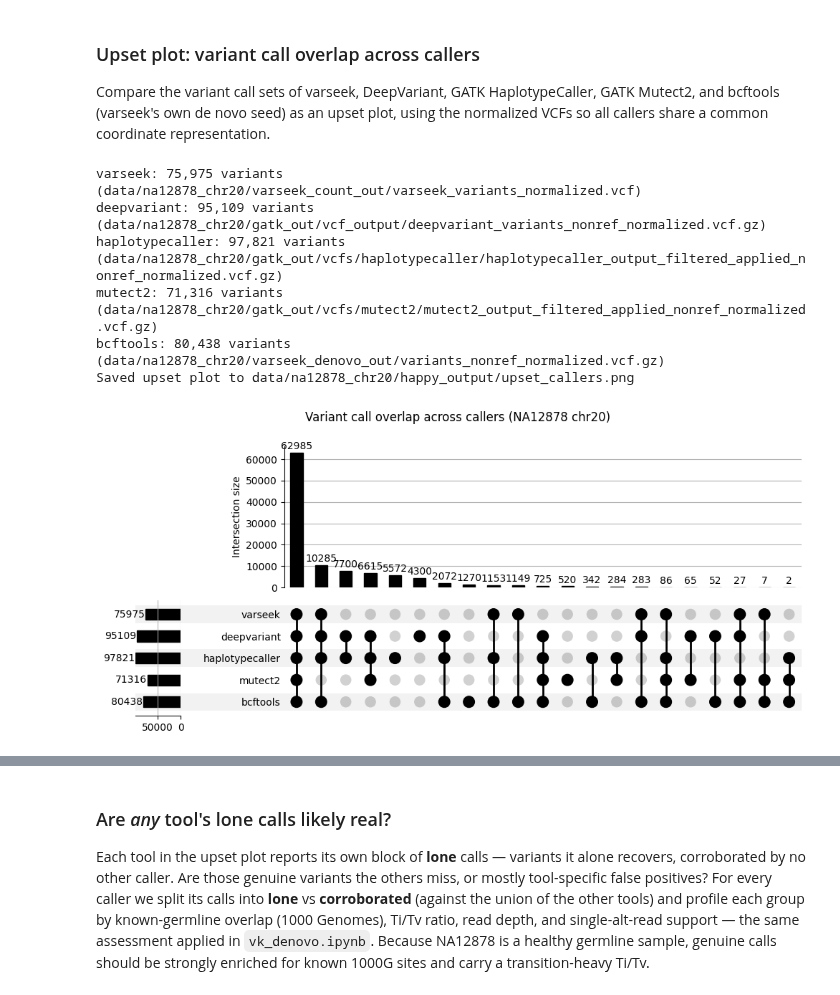
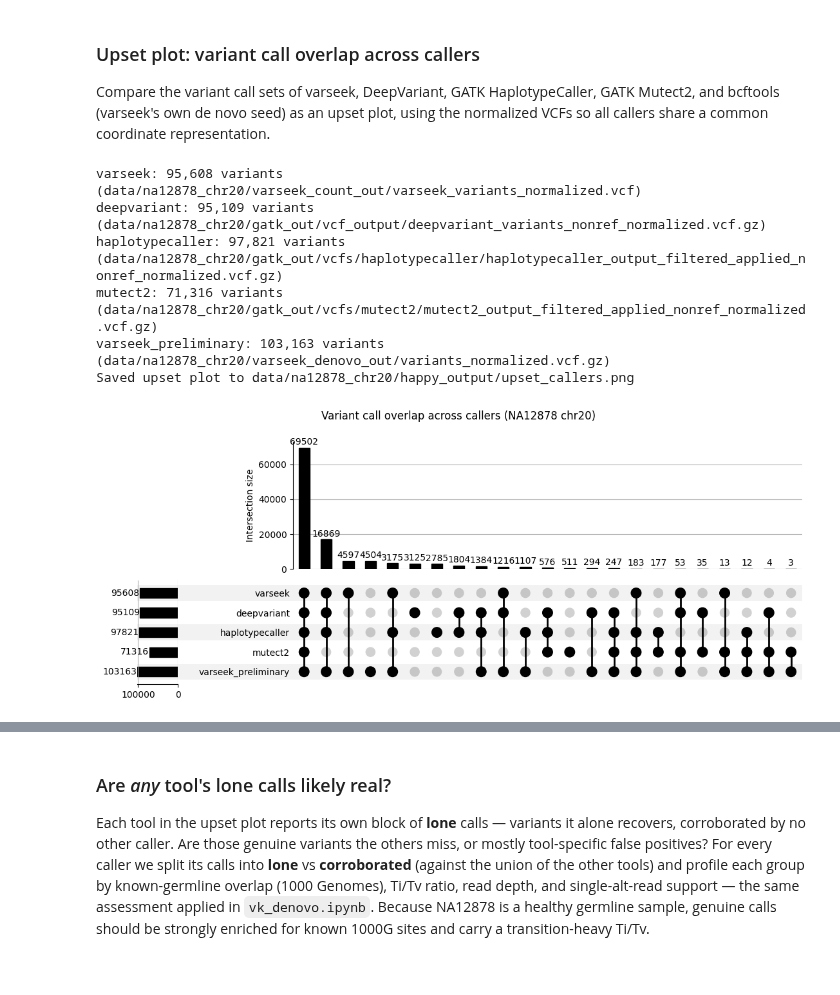
Before and after one commit to pachterlab/varseek-examples, a Jupyter notebook: vk_denovo_na12878.ipynb, the cells around one changed output, grey strips where cells are left out. Drawn from its saved outputs; the diff is of its cells as text; code cells hidden in the pictures.

```diff
--- a/vk_denovo_na12878.ipynb
+++ b/vk_denovo_na12878.ipynb
@@ -277,7 +312,7 @@ if not os.path.exists(vcrs_index):
             out=vk_ref_out_dir,
             reference_out_dir=reference_dir,
             vcrs_unfiltered_fasta_out=vcrs_unfiltered_fasta_out,
-            save_variants_updated_dataframe=True,
+            save_variants_updated_dataframe=False,
             index_out=vcrs_index,
             vcrs_t2g_out=vcrs_t2g,
             w=w,
@@ -577,7 +667,7 @@ varseek de novo — confusion counts (FN shown for reference, excluded from the
 # %%
 # =========================================================================
 # True vs false variants surviving each pipeline stage:
-#   bcftools seed  ->  vk ref unfiltered  ->  vk ref filtered  ->  vk count filtered
+#   vk denovo seed ->  vk ref unfiltered  ->  vk ref filtered  ->  vk count filtered
 # Self-contained: a variant is "true" if it overlaps a GIAB confident truth
 # variant (SNP matched by exact POS+REF+ALT; indel by a +/-3 bp position window,
 # since HGVS and VCF anchor indels differently). false = total - true.
@@ -637,10 +727,10 @@ def _fa_vars(fa):
 
 _seed = pd.read_csv(variants, sep="\t")
 stage_vars = {
-    "bcftools\n(seed)":        (_seed["seq_id"].astype(str) + ":" + _seed["variant"]).tolist(),
+    "vk denovo\n(seed)":        (_seed["seq_id"].astype(str) + ":" + _seed["variant"]).tolist(),
     "vk ref\nunfiltered":      _fa_vars(vcrs_unfiltered_fasta_out),
     "vk ref\nfiltered":        _fa_vars(os.path.join(vk_ref_out_dir, "vcrs.fa")),
-    "vk count\nfiltered":      [f":g.{p}{ref}>{alt}" if len(ref) == 1 == len(alt) else f":g.{p}_{p}ins"
+    "vk count\ncalled":      [f":g.{p}{ref}>{alt}" if len(ref) == 1 == len(alt) else f":g.{p}_{p}ins"
                                 for ln in open(vk_count_variants_vcf) if not ln.startswith("#")
                                 for _c, p, _i, ref, alt in [ln.split("\t")[:5]]],
 }
@@ -935,6 +1032,15 @@ def make_normalized_vcf(test_vcf, reference_fasta):
         if norm_proc.wait() != 0:
             raise subprocess.CalledProcessError(norm_proc.returncode, "bcftools norm")
     ensure_genotype_column(test_vcf)  # sites-only VCFs (varseek) get a placeholder GT
+    # ensure_genotype_column rewrites the file as plain text, so a .vcf.gz that actually needed a
+    # GT column comes back uncompressed and bcftools index refuses it. Re-compress in that case.
+    # (This only bites on sites-only bgzipped VCFs -- e.g. the bam2vcf de novo seed.)
+    if test_vcf.endswith(".gz"):
+        with open(test_vcf, "rb") as fh:
+            is_bgzipped = fh.read(2) == b"\x1f\x8b"
+        if not is_bgzipped:
+            subprocess.run(f"mv {test_vcf} {test_vcf}.tmp && bgzip -c {test_vcf}.tmp > {test_vcf} "
+                           f"&& rm {test_vcf}.tmp", shell=True, check=True)
     if test_vcf.endswith(".gz") and not os.path.isfile(f"{test_vcf}.tbi"):
         subprocess.run(["bcftools", "index", "-f", "-t", test_vcf], check=True)
     return test_vcf
@@ -951,11 +1059,11 @@ def make_normalized_vcf(test_vcf, reference_fasta):
 # the corrected d-listing strategy.
 varseek_calls_vcf = os.path.join(root, "varseek_count_out", "varseek_variants.vcf")
 caller_raw_vcfs = {
-    "varseek":         varseek_calls_vcf,
-    "bcftools":        variants_vcf,
-    "deepvariant":     deepvariant_vcf,
-    "haplotypecaller": haplotypecaller_vcf,
-    "mutect2":         mutect2_vcf,
+    "varseek":             varseek_calls_vcf,
+    "varseek_preliminary": variants_vcf,
+    "deepvariant":         deepvariant_vcf,
+    "haplotypecaller":     haplotypecaller_vcf,
+    "mutect2":             mutect2_vcf,
 }
 for name, vcf in caller_raw_vcfs.items():
     if not vcf or not os.path.exists(vcf):
@@ -1035,36 +1138,36 @@ caller_vcfs = {
     "deepvariant": add_normalized_before_first_dot(insert_suffix_before_first_dot(deepvariant_vcf, "_nonref")),
     "haplotypecaller": add_normalized_before_first_dot(insert_suffix_before_first_dot(haplotypecaller_vcf, "_nonref")),
     "mutect2": add_normalized_before_first_dot(insert_suffix_before_first_dot(mutect2_vcf, "_nonref")),
-    "bcftools": add_normalized_before_first_dot(insert_suffix_before_first_dot(variants_vcf, "_nonref")),
+    "varseek_preliminary": add_normalized_before_first_dot(variants_vcf),
 }
 
 caller_sets = {}
 for name, path in caller_vcfs.items():
     s = read_variant_set(path)
     if s is None:
         print(f"WARNING: normalized VCF for {name} not found at {path}; excluding from upset plot.")
         continue
     caller_sets[name] = s
     print(f"{name}: {len(s):,} variants ({path})")
 
 if len(caller_sets) >= 2:
     upset_data = from_contents(caller_sets)
     fig = plt.figure(figsize=(11, 6))
     UpSet(upset_data, subset_size="count", show_counts=True, sort_by="cardinality", sort_categories_by="-input").plot(fig=fig)
     fig.suptitle("Variant call overlap across callers (NA12878 chr20)")
 
     upset_png = os.path.join(happy_out, "upset_callers.png")
     os.makedirs(happy_out, exist_ok=True)
     fig.savefig(upset_png, dpi=150, bbox_inches="tight")
     print(f"Saved upset plot to {upset_png}")
     plt.show()
 else:
     print("Need at least two caller sets to build an upset plot.")
 # %% [output]
-varseek: 75,975 variants (data/na12878_chr20/varseek_count_out/varseek_variants_normalized.vcf)
+varseek: 95,608 variants (data/na12878_chr20/varseek_count_out/varseek_variants_normalized.vcf)
 deepvariant: 95,109 variants (data/na12878_chr20/gatk_out/vcf_output/deepvariant_variants_nonref_normalized.vcf.gz)
 haplotypecaller: 97,821 variants (data/na12878_chr20/gatk_out/vcfs/haplotypecaller/haplotypecaller_output_filtered_applied_nonref_normalized.vcf.gz)
 mutect2: 71,316 variants (data/na12878_chr20/gatk_out/vcfs/mutect2/mutect2_output_filtered_applied_nonref_normalized.vcf.gz)
-bcftools: 80,438 variants (data/na12878_chr20/varseek_denovo_out/variants_nonref_normalized.vcf.gz)
+varseek_preliminary: 103,163 variants (data/na12878_chr20/varseek_denovo_out/variants_normalized.vcf.gz)
 Saved upset plot to data/na12878_chr20/happy_output/upset_callers.png
-[figure, old version]
+[figure, new version]
```
Also changed, not shown: parts of 39 cells of this notebook.
